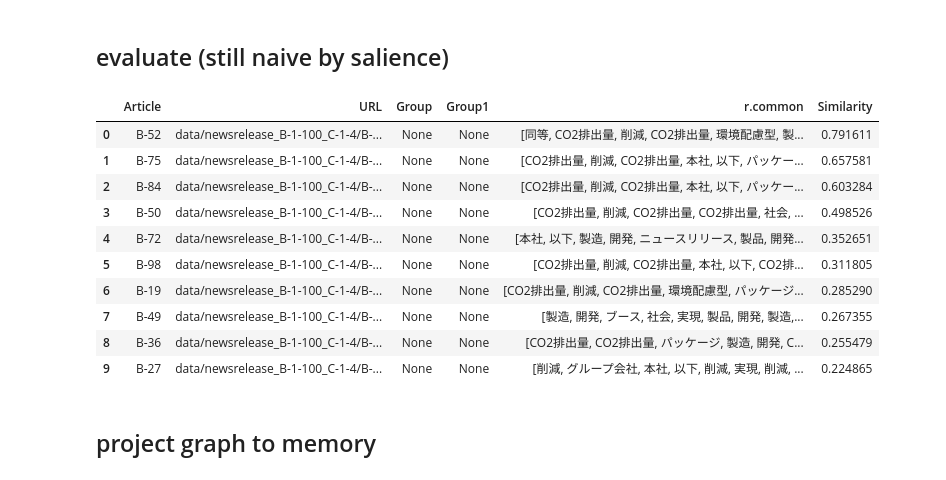
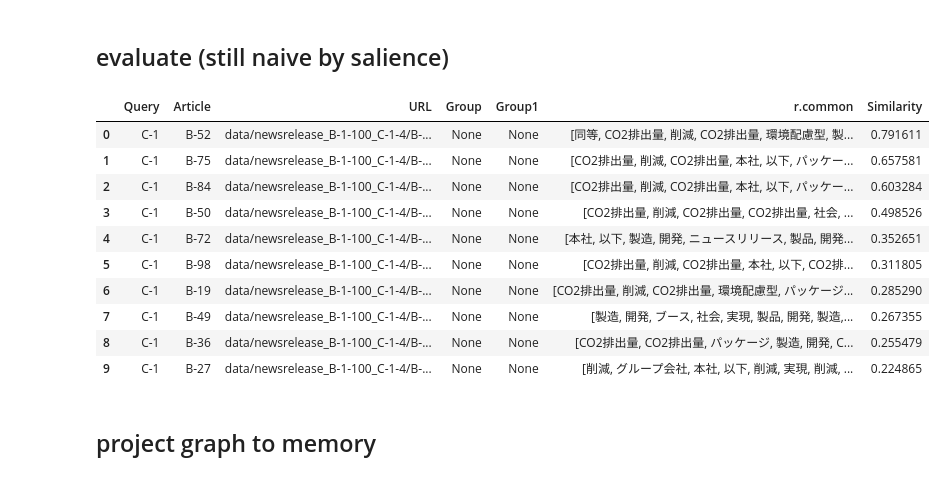
Before and after one commit to smallcat9603/graph, a Jupyter notebook: dnp/kg/neo4j_v1.ipynb, the cells around one changed output. Cells and saved outputs as stored; diff of their text form; code cells hidden in the pictures.

```diff
--- a/dnp/kg/neo4j_v1.ipynb
+++ b/dnp/kg/neo4j_v1.ipynb
@@ -246,25 +246,25 @@ gds.run_cypher(query, {'nphrase': nphrase})
 # %%
 query = """
 MATCH (q:Query)-[r:CORRELATES]-(a:Article)
-WITH r, a, reduce(s = 0.0, word IN r.common |
+WITH q, r, a, reduce(s = 0.0, word IN r.common |
 s + q.salience[apoc.coll.indexOf(q.phrase, word)] + a.salience[apoc.coll.indexOf(a.phrase, word)]) AS Similarity
 RETURN q.name AS Query, a.name AS Article, a.url AS URL, a.grp AS Group, a.grp1 AS Group1, r.common, Similarity
-ORDER BY Similarity DESC
+ORDER BY Query, Similarity DESC
 LIMIT 10
 """
 gds.run_cypher(query)
 # %% [output]
-|  | Article | URL | Group | Group1 | r.common | Similarity |
-| 0 | B-52 | data/newsrelease_B-1-100_C-1-4/B-... | None | None | [同等, CO2排出量, 削減, CO2排出量, 環境配慮型, 製... | 0.791611 |
-| 1 | B-75 | data/newsrelease_B-1-100_C-1-4/B-... | None | None | [CO2排出量, 削減, CO2排出量, 本社, 以下, パッケー... | 0.657581 |
-| 2 | B-84 | data/newsrelease_B-1-100_C-1-4/B-... | None | None | [CO2排出量, 削減, CO2排出量, 本社, 以下, パッケー... | 0.603284 |
-| 3 | B-50 | data/newsrelease_B-1-100_C-1-4/B-... | None | None | [CO2排出量, 削減, CO2排出量, CO2排出量, 社会, ... | 0.498526 |
-| 4 | B-72 | data/newsrelease_B-1-100_C-1-4/B-... | None | None | [本社, 以下, 製造, 開発, ニュースリリース, 製品, 開発... | 0.352651 |
-| 5 | B-98 | data/newsrelease_B-1-100_C-1-4/B-... | None | None | [CO2排出量, 削減, CO2排出量, 本社, 以下, CO2排... | 0.311805 |
-| 6 | B-19 | data/newsrelease_B-1-100_C-1-4/B-... | None | None | [CO2排出量, 削減, CO2排出量, 環境配慮型, パッケージ... | 0.285290 |
-| 7 | B-49 | data/newsrelease_B-1-100_C-1-4/B-... | None | None | [製造, 開発, ブース, 社会, 実現, 製品, 開発, 製造,... | 0.267355 |
-| 8 | B-36 | data/newsrelease_B-1-100_C-1-4/B-... | None | None | [CO2排出量, CO2排出量, パッケージ, 製造, 開発, C... | 0.255479 |
-| 9 | B-27 | data/newsrelease_B-1-100_C-1-4/B-... | None | None | [削減, グループ会社, 本社, 以下, 削減, 実現, 削減, ... | 0.224865 |
+|  | Query | Article | URL | Group | Group1 | r.common | Similarity |
+| 0 | C-1 | B-52 | data/newsrelease_B-1-100_C-1-4/B-... | None | None | [同等, CO2排出量, 削減, CO2排出量, 環境配慮型, 製... | 0.791611 |
+| 1 | C-1 | B-75 | data/newsrelease_B-1-100_C-1-4/B-... | None | None | [CO2排出量, 削減, CO2排出量, 本社, 以下, パッケー... | 0.657581 |
+| 2 | C-1 | B-84 | data/newsrelease_B-1-100_C-1-4/B-... | None | None | [CO2排出量, 削減, CO2排出量, 本社, 以下, パッケー... | 0.603284 |
+| 3 | C-1 | B-50 | data/newsrelease_B-1-100_C-1-4/B-... | None | None | [CO2排出量, 削減, CO2排出量, CO2排出量, 社会, ... | 0.498526 |
+| 4 | C-1 | B-72 | data/newsrelease_B-1-100_C-1-4/B-... | None | None | [本社, 以下, 製造, 開発, ニュースリリース, 製品, 開発... | 0.352651 |
+| 5 | C-1 | B-98 | data/newsrelease_B-1-100_C-1-4/B-... | None | None | [CO2排出量, 削減, CO2排出量, 本社, 以下, CO2排... | 0.311805 |
+| 6 | C-1 | B-19 | data/newsrelease_B-1-100_C-1-4/B-... | None | None | [CO2排出量, 削減, CO2排出量, 環境配慮型, パッケージ... | 0.285290 |
+| 7 | C-1 | B-49 | data/newsrelease_B-1-100_C-1-4/B-... | None | None | [製造, 開発, ブース, 社会, 実現, 製品, 開発, 製造,... | 0.267355 |
+| 8 | C-1 | B-36 | data/newsrelease_B-1-100_C-1-4/B-... | None | None | [CO2排出量, CO2排出量, パッケージ, 製造, 開発, C... | 0.255479 |
+| 9 | C-1 | B-27 | data/newsrelease_B-1-100_C-1-4/B-... | None | None | [削減, グループ会社, 本社, 以下, 削減, 実現, 削減, ... | 0.224865 |
 # %% [markdown]
 ## project graph to memory
 # %%
```
Also changed, not shown: parts of 15 cells of this notebook.
